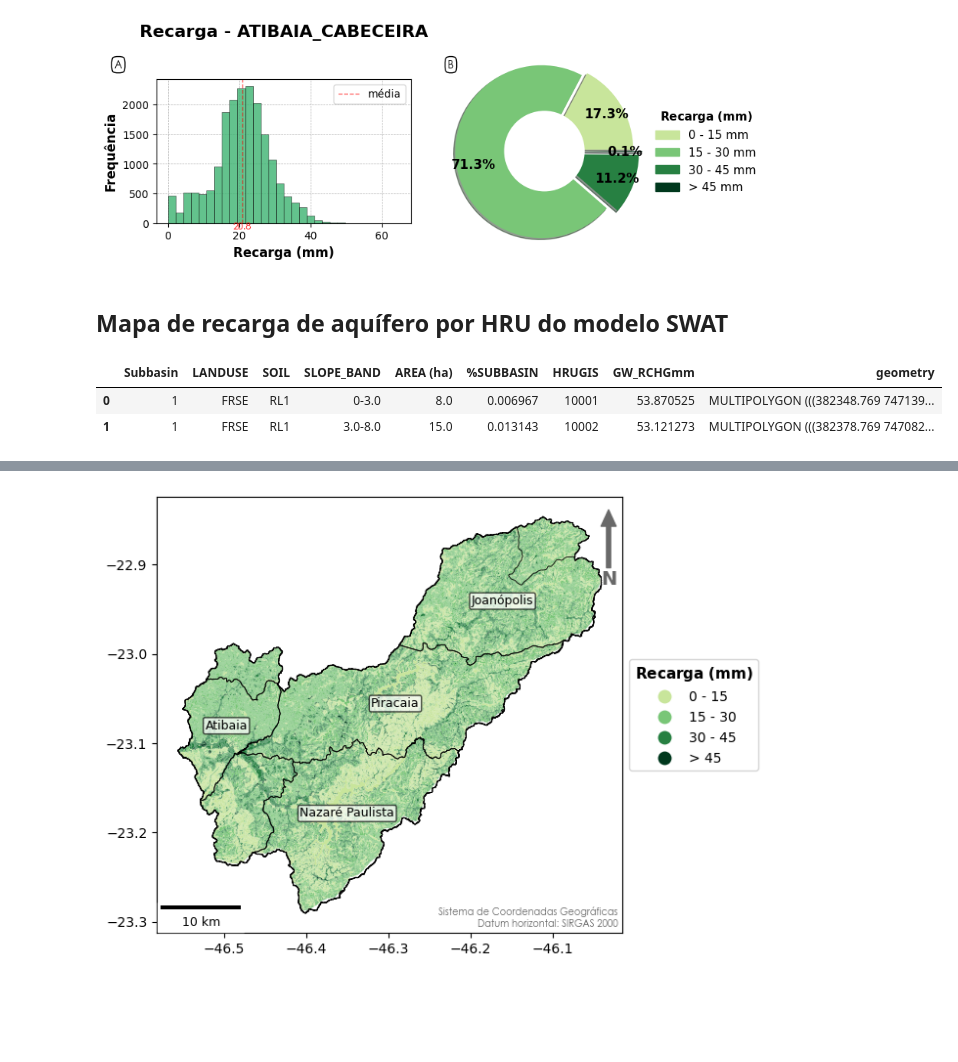
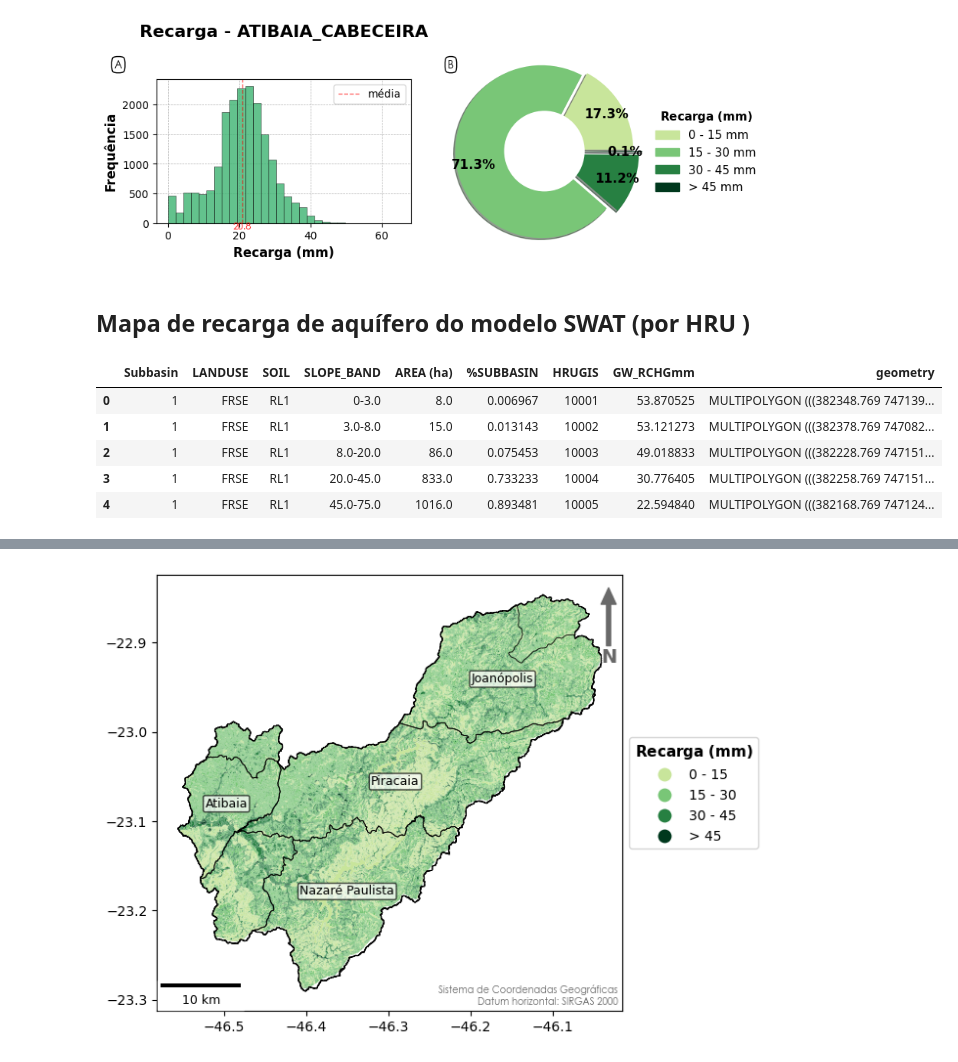
Before and after one commit to wanderam/codigos-modelagem-hidro, a Jupyter notebook: analise_recarga_modflow.ipynb, the cells around one changed output, grey strips where cells are left out. Saved outputs shown, nothing was run; the diff lists cells and outputs as text; code cells hidden in the pictures; blank space fills up the shorter version.

```diff
--- a/analise_recarga_modflow.ipynb
+++ b/analise_recarga_modflow.ipynb
@@ -772,11 +772,4 @@ plt.show()
 # %% [output]
 [figure]
 # %% [markdown]
-## Mapa de recarga de aquífero por HRU do modelo SWAT
+## Mapa de recarga de aquífero do modelo SWAT (por HRU )
-# %%
-rch_swat = gpd.read_file(path + 'rch_swat.geojson')
-rch_swat.head(2)
-# %% [output]
-|  | Subbasin | LANDUSE | SOIL | SLOPE_BAND | AREA (ha) | %SUBBASIN | HRUGIS | GW_RCHGmm | geometry |
-| 0 | 1 | FRSE | RL1 | 0-3.0 | 8.0 | 0.006967 | 10001 | 53.870525 | MULTIPOLYGON (((382348.769 747139... |
-| 1 | 1 | FRSE | RL1 | 3.0-8.0 | 15.0 | 0.013143 | 10002 | 53.121273 | MULTIPOLYGON (((382378.769 747082... |
@@ -783 +779,11 @@ rch_swat.head(2)
+# %%
+#Visualizando as primeiras cinco linhas do gdf
+rch_swat.head()
+# %% [output]
+|  | Subbasin | LANDUSE | SOIL | SLOPE_BAND | AREA (ha) | %SUBBASIN | HRUGIS | GW_RCHGmm | geometry |
+| 0 | 1 | FRSE | RL1 | 0-3.0 | 8.0 | 0.006967 | 10001 | 53.870525 | MULTIPOLYGON (((382348.769 747139... |
+| 1 | 1 | FRSE | RL1 | 3.0-8.0 | 15.0 | 0.013143 | 10002 | 53.121273 | MULTIPOLYGON (((382378.769 747082... |
+| 2 | 1 | FRSE | RL1 | 8.0-20.0 | 86.0 | 0.075453 | 10003 | 49.018833 | MULTIPOLYGON (((382228.769 747151... |
+| 3 | 1 | FRSE | RL1 | 20.0-45.0 | 833.0 | 0.733233 | 10004 | 30.776405 | MULTIPOLYGON (((382258.769 747151... |
+| 4 | 1 | FRSE | RL1 | 45.0-75.0 | 1016.0 | 0.893481 | 10005 | 22.594840 | MULTIPOLYGON (((382168.769 747124... |
 # %%
```
Also changed, not shown: parts of 25 cells of this notebook.
